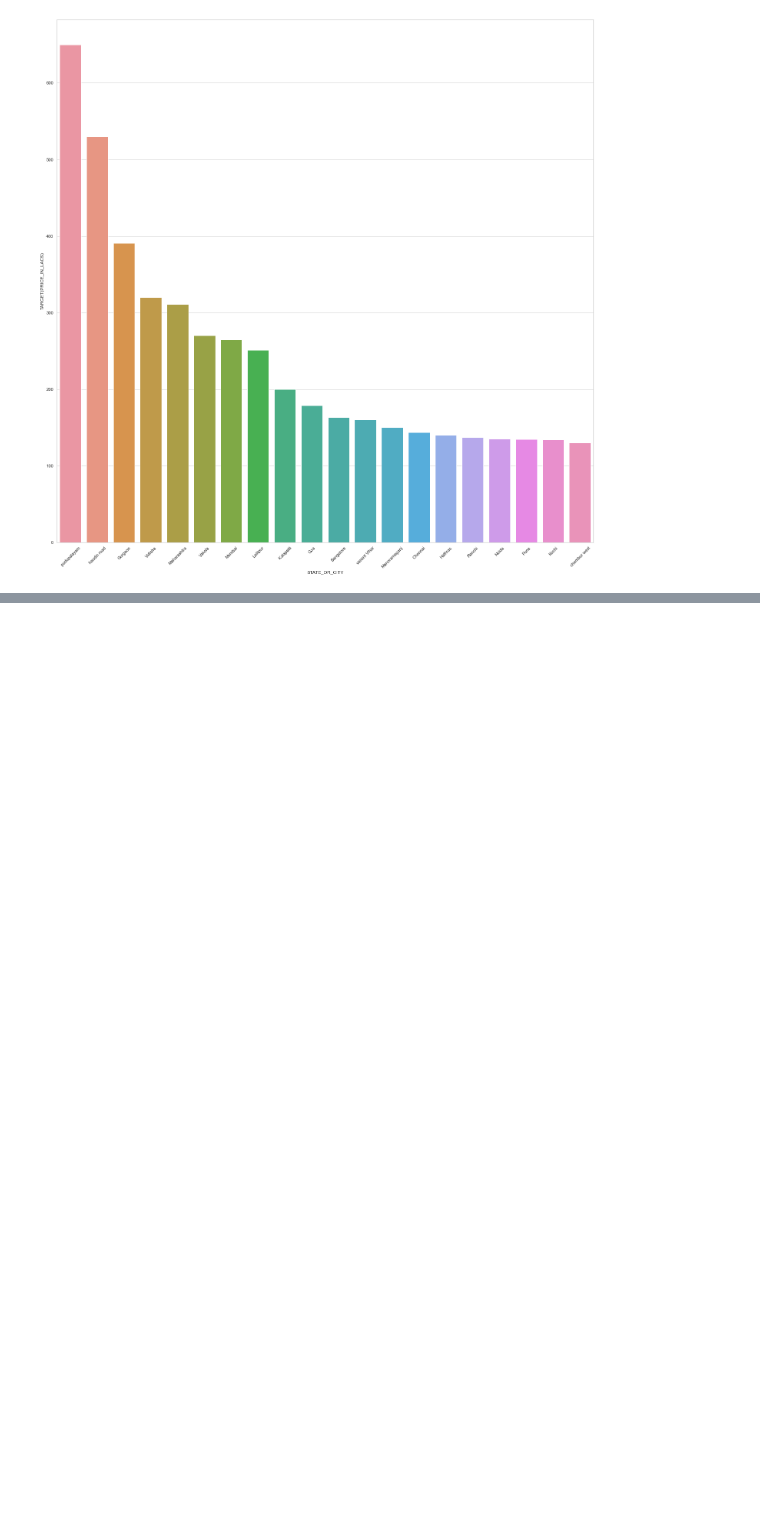
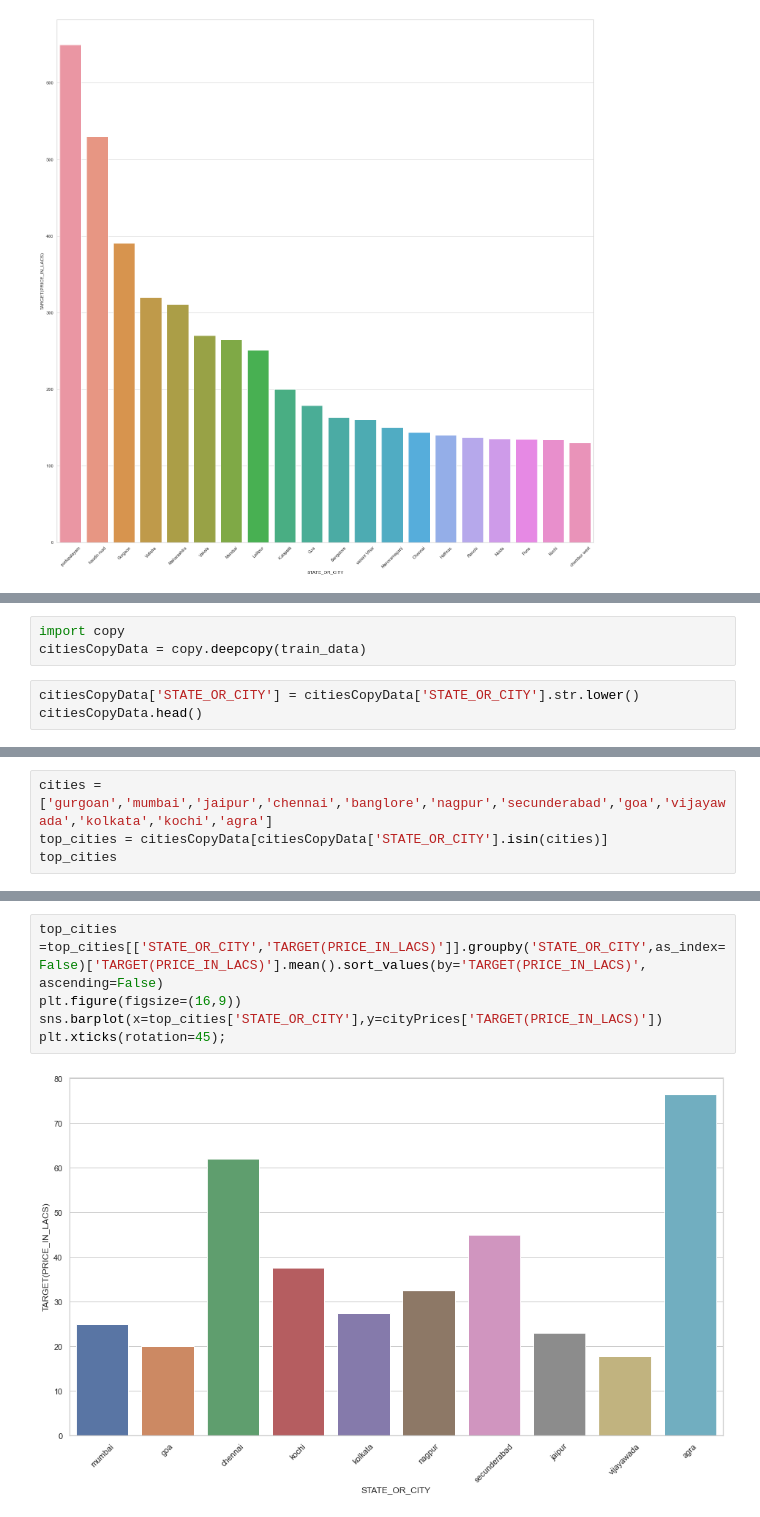
Before and after one commit to ethender/masterssemsterc, a Jupyter notebook: pricesprediction.ipynb, the cells around one changed output, grey strips where cells are left out. Drawn from its saved outputs; the diff is of its cells as text; blank space fills up the shorter version.

```diff
--- a/pricesprediction.ipynb
+++ b/pricesprediction.ipynb
@@ -669,0 +681,6 @@ plt.xticks(rotation=45);
+# %%
+import copy
+citiesCopyData = copy.deepcopy(train_data)
+# %%
+citiesCopyData['STATE_OR_CITY'] = citiesCopyData['STATE_OR_CITY'].str.lower()
+citiesCopyData.head()
@@ -669,0 +694,4 @@ plt.xticks(rotation=45);
+# %%
+cities = ['gurgoan','mumbai','jaipur','chennai','banglore','nagpur','secunderabad','goa','vijayawada','kolkata','kochi','agra']
+top_cities = citiesCopyData[citiesCopyData['STATE_OR_CITY'].isin(cities)]
+top_cities
@@ -669,0 +712,7 @@ plt.xticks(rotation=45);
+# %%
+top_cities =top_cities[['STATE_OR_CITY','TARGET(PRICE_IN_LACS)']].groupby('STATE_OR_CITY',as_index=False)['TARGET(PRICE_IN_LACS)'].mean().sort_values(by='TARGET(PRICE_IN_LACS)', ascending=False)
+plt.figure(figsize=(16,9))
+sns.barplot(x=top_cities['STATE_OR_CITY'],y=cityPrices['TARGET(PRICE_IN_LACS)'])
+plt.xticks(rotation=45);
+# %% [output]
+[figure, added]
```
Also changed, not shown: parts of 19 cells of this notebook, 2 other files.
